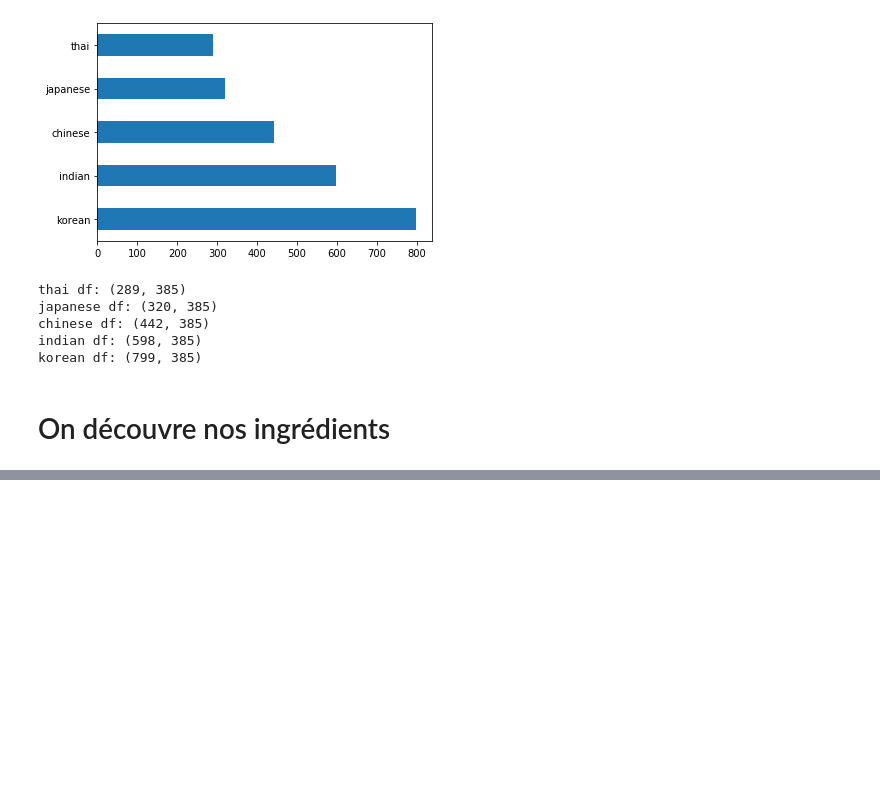
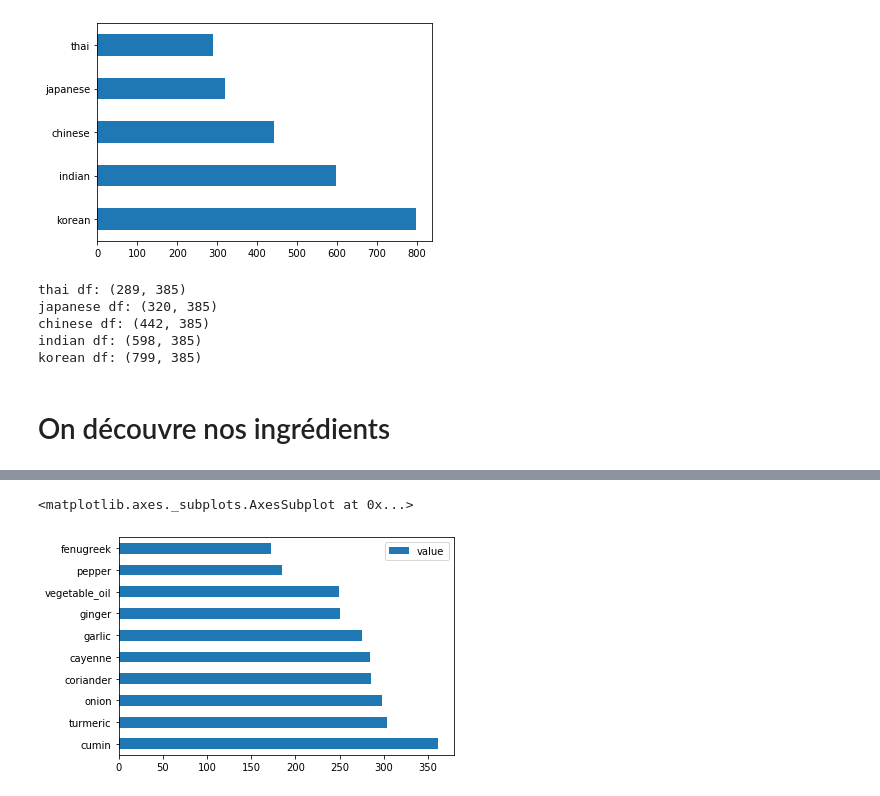
Before and after one commit to RudyLo/MIRCROSOFT_Intro_Machine_Learning, a Jupyter notebook: Part 4 - Introduction to Classification.ipynb, the cells around one changed output, grey strips where cells are left out. Saved outputs shown, nothing was run; the diff lists cells and outputs as text; code cells hidden in the pictures; blank space fills up the shorter version.

```diff
--- a/Part 4 - Introduction to Classification.ipynb
+++ b/Part 4 - Introduction to Classification.ipynb
@@ -80,0 +110,6 @@ korean df: (799, 385)
+# %%
+indian_ingredient_df = create_ingredient_df(indian_df)
+indian_ingredient_df.head(10).plot.barh()
+# %% [output]
+<matplotlib.axes._subplots.AxesSubplot at 0x...>
+[figure, added]
```
Also changed, not shown: parts of 9 cells of this notebook.
